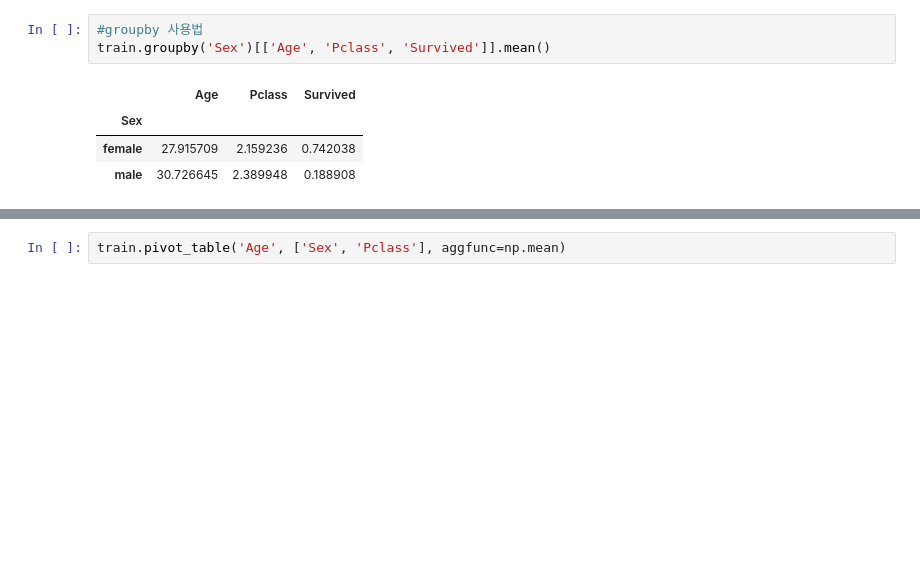
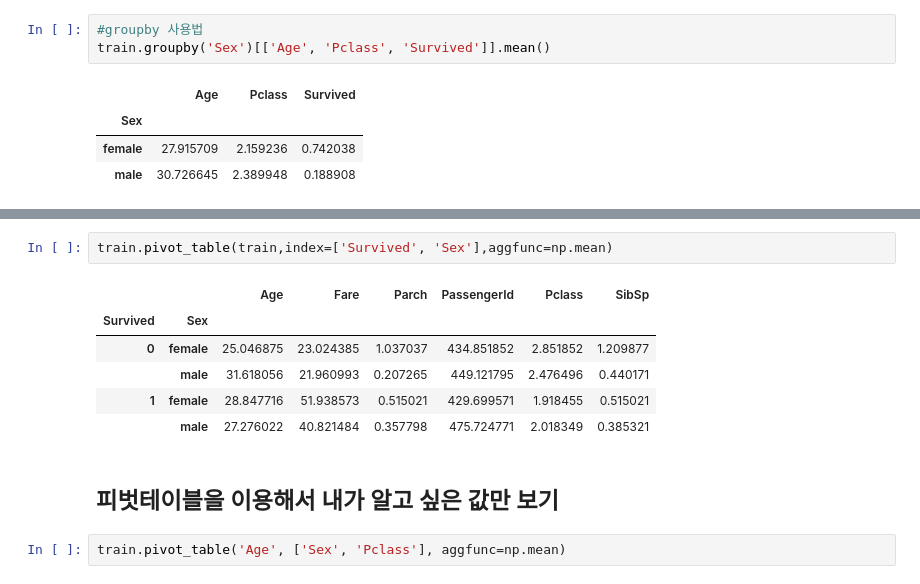
Before and after one commit to saykim/python_bigdata, a Jupyter notebook: group_age_titanic.ipynb, the cells around one changed output, grey strips where cells are left out. Drawn from its saved outputs; the diff is of its cells as text; blank space fills up the shorter version.

```diff
--- a/group_age_titanic.ipynb
+++ b/group_age_titanic.ipynb
@@ -56,3 +49,14 @@ dtype: float64
+# %%
+train.pivot_table(train,index=['Survived', 'Sex'],aggfunc=np.mean)
+# %% [output]
+|  |  | Age | Fare | Parch | PassengerId | Pclass | SibSp |
+| Survived | Sex |  |  |  |  |  |  |
+| 0 | female | 25.046875 | 23.024385 | 1.037037 | 434.851852 | 2.851852 | 1.209877 |
+|  | male | 31.618056 | 21.960993 | 0.207265 | 449.121795 | 2.476496 | 0.440171 |
+| 1 | female | 28.847716 | 51.938573 | 0.515021 | 429.699571 | 1.918455 | 0.515021 |
+|  | male | 27.276022 | 40.821484 | 0.357798 | 475.724771 | 2.018349 | 0.385321 |
+# %% [markdown]
+## 피벗테이블을 이용해서 내가 알고 싶은 값만 보기
 # %%
 train.pivot_table('Age', ['Sex', 'Pclass'], aggfunc=np.mean)
 # %% [output]
```
Also changed, not shown: parts of 2 cells of this notebook.
